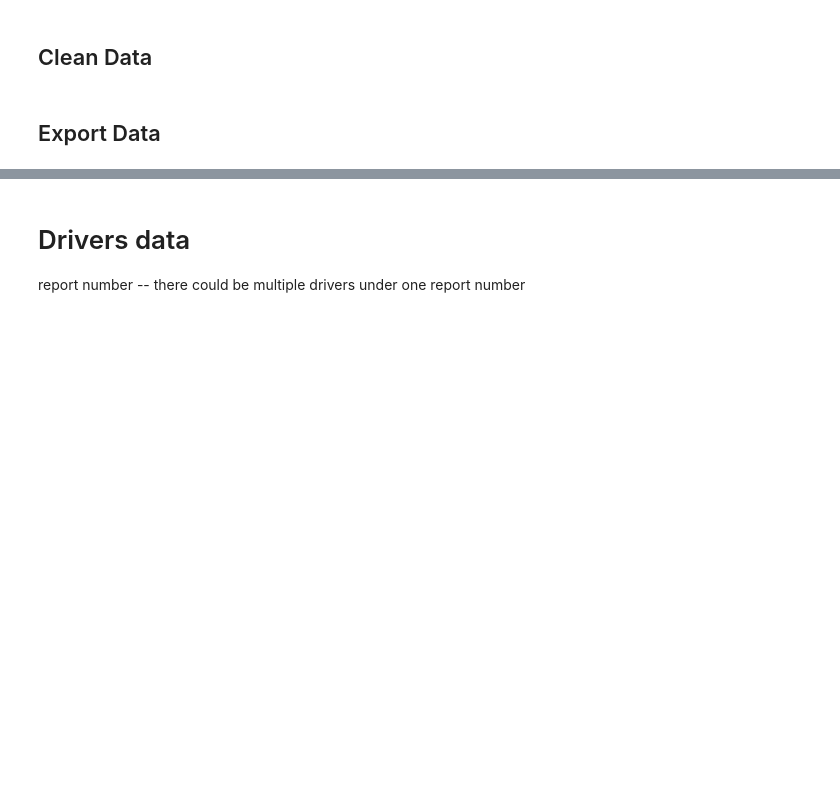
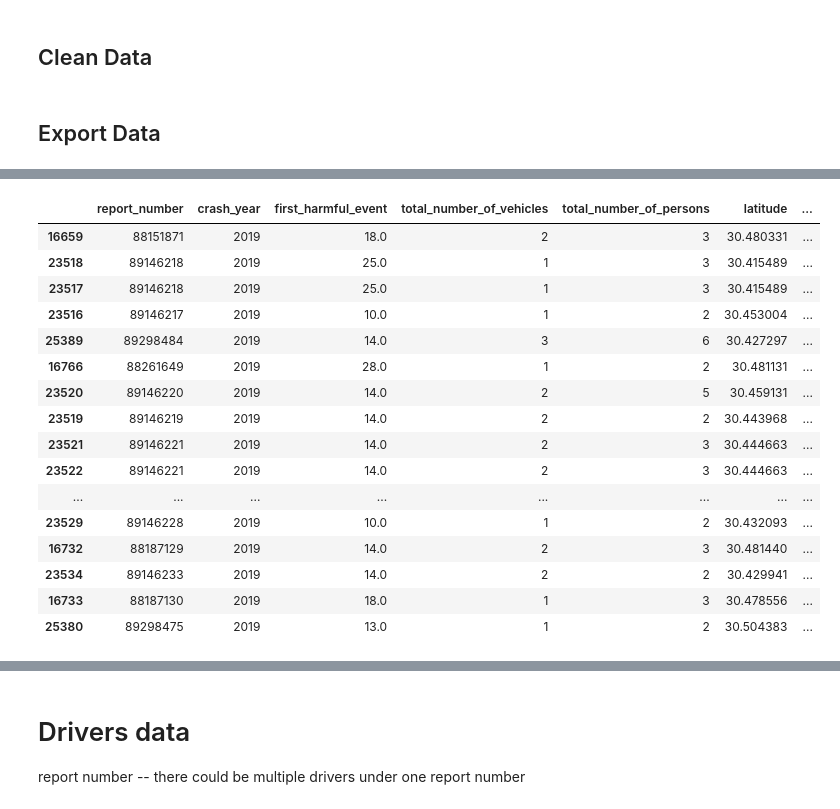
Before and after one commit to TheNextCEO/vision-zero, a Jupyter notebook: scripts/clean.ipynb, the cells around one changed output, grey strips where cells are left out. Cells and saved outputs as stored; diff of their text form; code cells hidden in the pictures; blank space fills up the shorter version.

```diff
--- a/scripts/clean.ipynb
+++ b/scripts/clean.ipynb
@@ -34,7 +34,7 @@ parsed_yaml_file = yaml.load(yaml_file)
 # %% [markdown]
 ## Filter Data
 # %%
-# select crashes that occured on 1/1/2018 or later
-df2018 = df.query(" crash_year >= 2018").reset_index(drop=True)
+# select crashes that occured on 1/1/2010 or later
+df2010 = df.query(" crash_year >= 2010").reset_index(drop=True)
 # %%
 # remove the rows with missing lat/lon data -- these will be addressed in qa/qc
@@ -77,0 +136,20 @@ df2018clean.to_csv("./crash-data/clean/all-2018to2021.csv")
+# %%
+df2018.query(" crash_year == 2019 and crash_date == '2019-11-29' ").sort_values(by="crash_time", ascending=True)
+# %% [output]
+|  | report_number | crash_year | first_harmful_event | total_number_of_vehicles | total_number_of_persons | latitude | ... |
+| 16659 | 88151871 | 2019 | 18.0 | 2 | 3 | 30.480331 | ... |
+| 23518 | 89146218 | 2019 | 25.0 | 1 | 3 | 30.415489 | ... |
+| 23517 | 89146218 | 2019 | 25.0 | 1 | 3 | 30.415489 | ... |
+| 23516 | 89146217 | 2019 | 10.0 | 1 | 2 | 30.453004 | ... |
+| 25389 | 89298484 | 2019 | 14.0 | 3 | 6 | 30.427297 | ... |
+| 16766 | 88261649 | 2019 | 28.0 | 1 | 2 | 30.481131 | ... |
+| 23520 | 89146220 | 2019 | 14.0 | 2 | 5 | 30.459131 | ... |
+| 23519 | 89146219 | 2019 | 14.0 | 2 | 2 | 30.443968 | ... |
+| 23521 | 89146221 | 2019 | 14.0 | 2 | 3 | 30.444663 | ... |
+| 23522 | 89146221 | 2019 | 14.0 | 2 | 3 | 30.444663 | ... |
+| ... | ... | ... | ... | ... | ... | ... | ... |
+| 23529 | 89146228 | 2019 | 10.0 | 1 | 2 | 30.432093 | ... |
+| 16732 | 88187129 | 2019 | 14.0 | 2 | 3 | 30.481440 | ... |
+| 23534 | 89146233 | 2019 | 14.0 | 2 | 2 | 30.429941 | ... |
+| 16733 | 88187130 | 2019 | 18.0 | 1 | 3 | 30.478556 | ... |
+| 25380 | 89298475 | 2019 | 13.0 | 1 | 2 | 30.504383 | ... |
```
Also changed, not shown: parts of 20 cells of this notebook, 7 other files.
